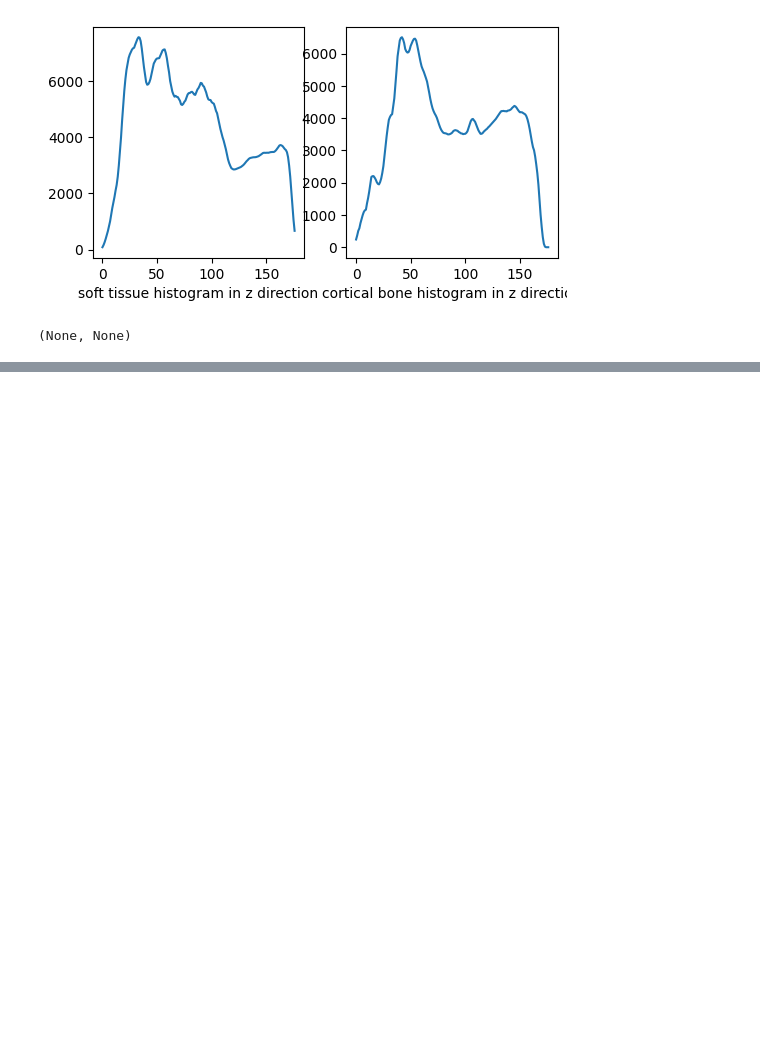
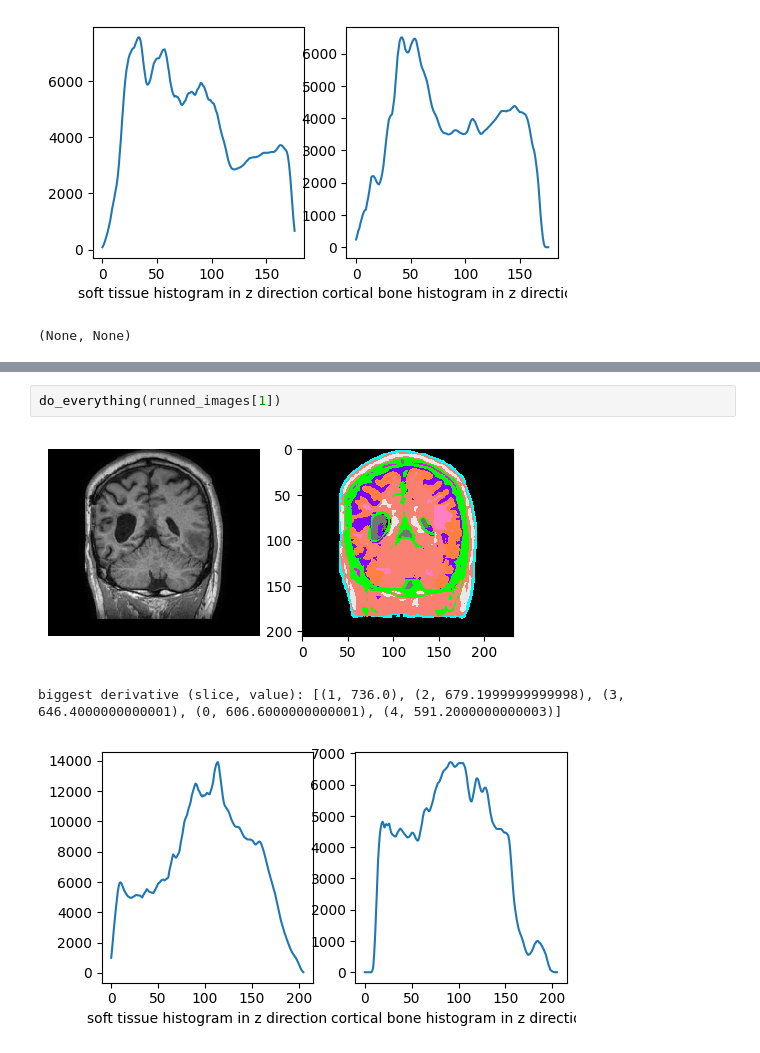
Before and after one commit to taenayat/mri_to_ct, a Jupyter notebook: NeckMaskAnalysis.ipynb, the cells around one changed output, grey strips where cells are left out. Drawn from its saved outputs; the diff is of its cells as text; blank space fills up the shorter version.

```diff
--- a/NeckMaskAnalysis.ipynb
+++ b/NeckMaskAnalysis.ipynb
@@ -88,0 +122,6 @@ biggest derivative (slice, value): [(17, 606.0), (18, 536.0), (19, 517.200000000
+# %%
+do_everything(runned_images[1])
+# %% [output]
+[figure, added]
+biggest derivative (slice, value): [(1, 736.0), (2, 679.1999999999998), (3, 646.4000000000001), (0, 606.6000000000001), (4, 591.2000000000003)]
+[figure, added]
```
Also changed, not shown: parts of 32 cells of this notebook.
